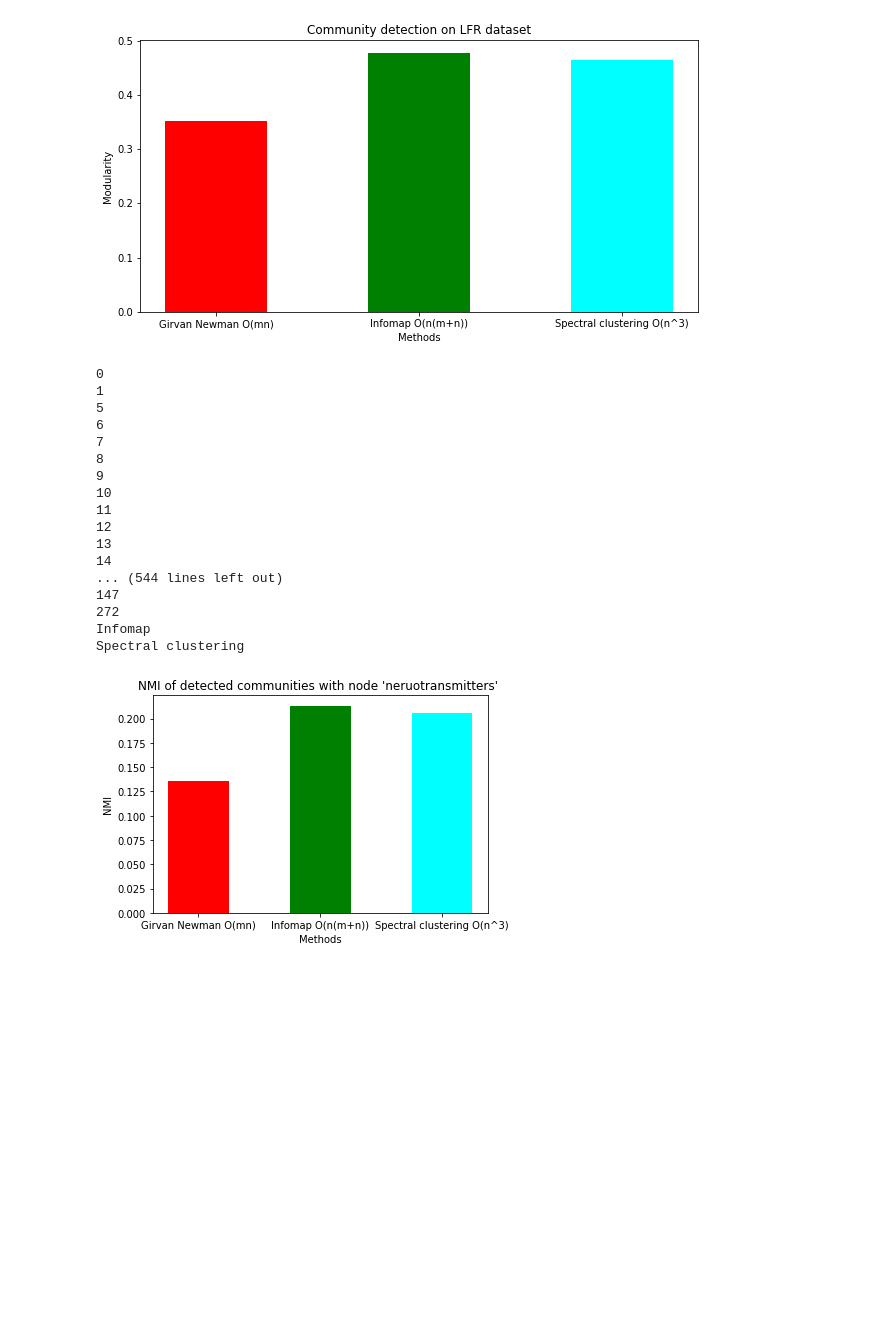
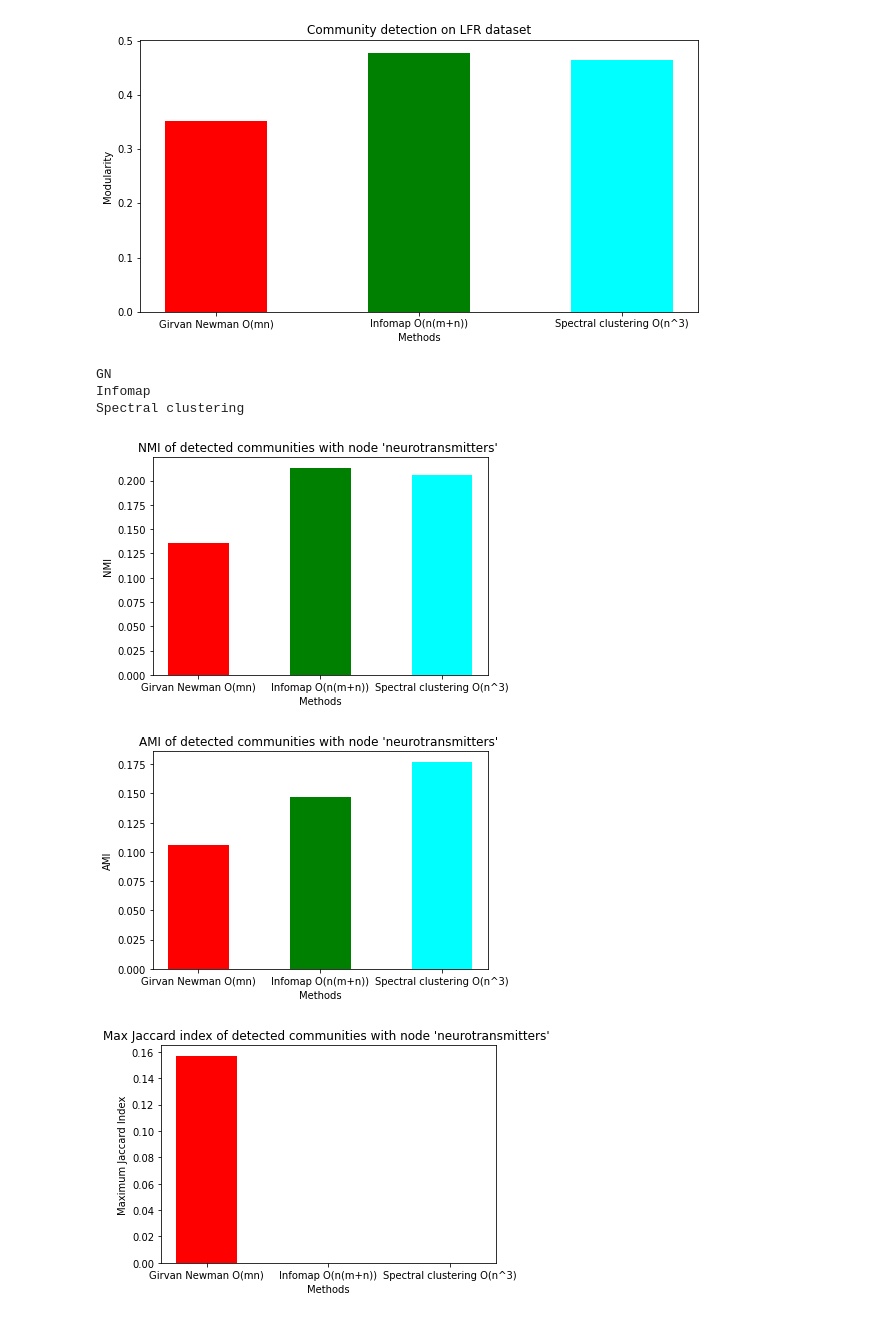
Before and after one commit to ozkilim/biological_community_detection, a Jupyter notebook: Processing/Worm_cortex.ipynb, the cells around one changed output. Drawn from its saved outputs; the diff is of its cells as text; code cells hidden in the pictures; blank space fills up the shorter version.

```diff
--- a/Processing/Worm_cortex.ipynb
+++ b/Processing/Worm_cortex.ipynb
@@ -257,61 +255,90 @@ plt.show()
 # neurotransmitters_list
 # roles
 
-
 n = G.number_of_nodes()
 ground_truth_communites_vector = NMI_reshape_cortical(neurotransmitters_list,n)
 k=5 #From the maximum of modularity asa function of community number.
 
+print("GN")
 communities = CommunityDetectionAlgorithms.girvan_newman_calc(G,k)
 communities_vector = NMI_reshape_cortical(communities,n)
 gn_NMI = normalized_mutual_info_score(ground_truth_communites_vector,communities_vector)
+gn_AMI = adjusted_mutual_info_score(ground_truth_communites_vector,communities_vector)
+gn_maxj = max_jaccard(neurotransmitters_list,communities)
 
 # ------- Infomap -------
 print("Infomap")
 communities = CommunityDetectionAlgorithms.infomap_calc(G)
 communities_vector = NMI_reshape(communities,n)
 im_NMI = normalized_mutual_info_score(ground_truth_communites_vector,communities_vector)
+im_AMI = adjusted_mutual_info_score(ground_truth_communites_vector,communities_vector)
+im_maxj = max_jaccard(neurotransmitters_list,communities)
 
 # ------- Spcetral Clustering -------
 print("Spectral clustering")
 communities = CommunityDetectionAlgorithms.spectral_cluster_calc(G,k)
 communities_vector = NMI_reshape(communities,n)
 sc_NMI = normalized_mutual_info_score(ground_truth_communites_vector,communities_vector)
+sc_AMI = adjusted_mutual_info_score(ground_truth_communites_vector,communities_vector)
+sc_maxj = max_jaccard(neurotransmitters_list,communities)
 # %% [output]
-0
-1
-5
-6
-7
-8
-9
-10
-11
-12
-13
-14
-... (544 lines left out)
-147
-272
+GN
 Infomap
 Spectral clustering
 # %%
 # Compare NMI
-
 data = {'Girvan Newman O(mn)':gn_NMI, 'Infomap O(n(m+n))':im_NMI,
         'Spectral clustering O(n^3)':sc_NMI}
 method = list(data.keys())
 values = list(data.values())
 
-fig = plt.figure(facecolor=(1, 1, 1))
+fig1 = plt.figure(facecolor=(1, 1, 1))
 # creating the bar plot
 plt.bar(method, values,
         width = 0.5, color=['red', 'green', 'cyan'])
 
 plt.xlabel("Methods")
 plt.ylabel("NMI")
-plt.title("NMI of detected communities with node 'neruotransmitters' ")
+plt.title("NMI of detected communities with node 'neurotransmitters' ")
 plt.show()
-fig.savefig('../figures/cortex_community_neurotransmitters_overlap')
+fig1.savefig('../figures/cortex_community_neurotransmitters_overlap_NMI')
+
+
+# Compare AMI
+data = {'Girvan Newman O(mn)':gn_AMI, 'Infomap O(n(m+n))':im_AMI,
+        'Spectral clustering O(n^3)':sc_AMI}
+method = list(data.keys())
+values = list(data.values())
+
+fig2 = plt.figure(facecolor=(1, 1, 1))
+# creating the bar plot
+plt.bar(method, values,
+        width = 0.5, color=['red', 'green', 'cyan'])
+
+plt.xlabel("Methods")
+plt.ylabel("AMI")
+plt.title("AMI of detected communities with node 'neurotransmitters' ")
+plt.show()
+fig2.savefig('../figures/cortex_community_neurotransmitters_overlap_AMI')
+
+
+# Compare Jaccard
+data = {'Girvan Newman O(mn)':gn_maxj, 'Infomap O(n(m+n))':im_maxj,
+        'Spectral clustering O(n^3)':sc_maxj}
+method = list(data.keys())
+values = list(data.values())
+
+fig3 = plt.figure(facecolor=(1, 1, 1))
+# creating the bar plot
+plt.bar(method, values,
+        width = 0.5, color=['red', 'green', 'cyan'])
+
+plt.xlabel("Methods")
+plt.ylabel("Maximum Jaccard Index")
+plt.title("Max Jaccard index of detected communities with node 'neurotransmitters' ")
+plt.show()
+fig3.savefig('../figures/cortex_community_neurotransmitters_overlap_maxj')
 # %% [output]
-[figure, old version]
+[figure, new version]
+[figure, added]
+[figure, added]
```
Also changed, not shown: parts of 4 cells of this notebook, 7 other files.
